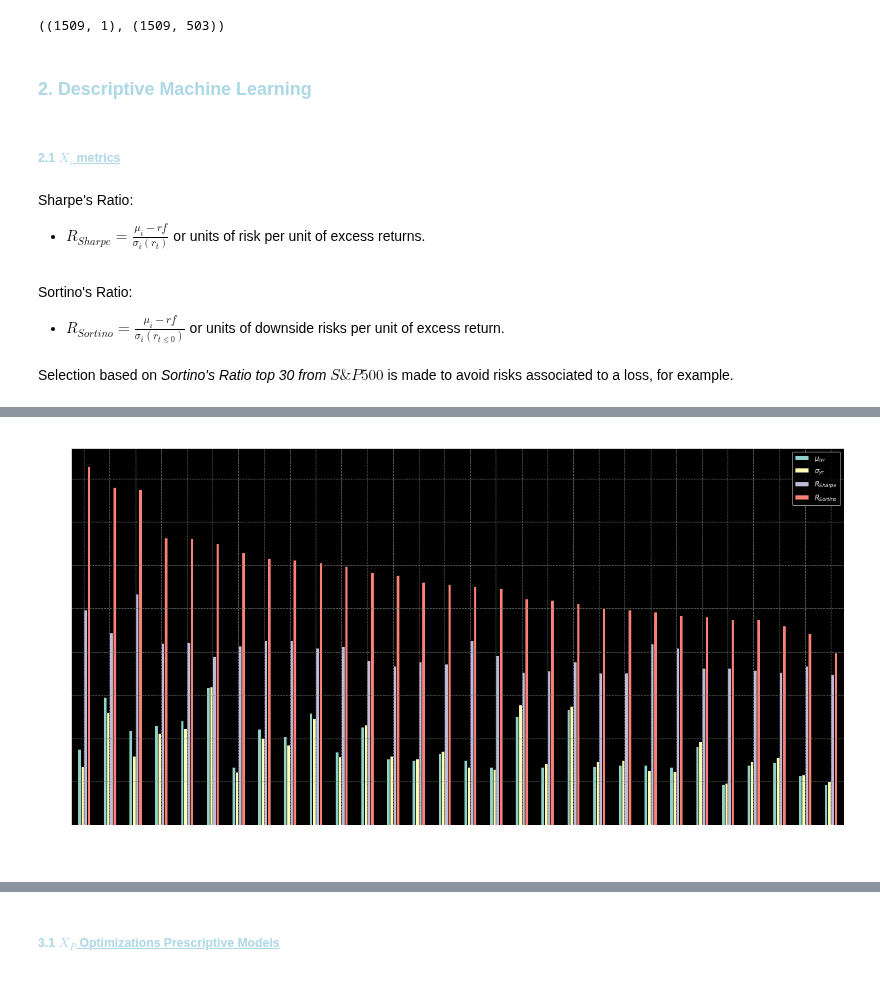
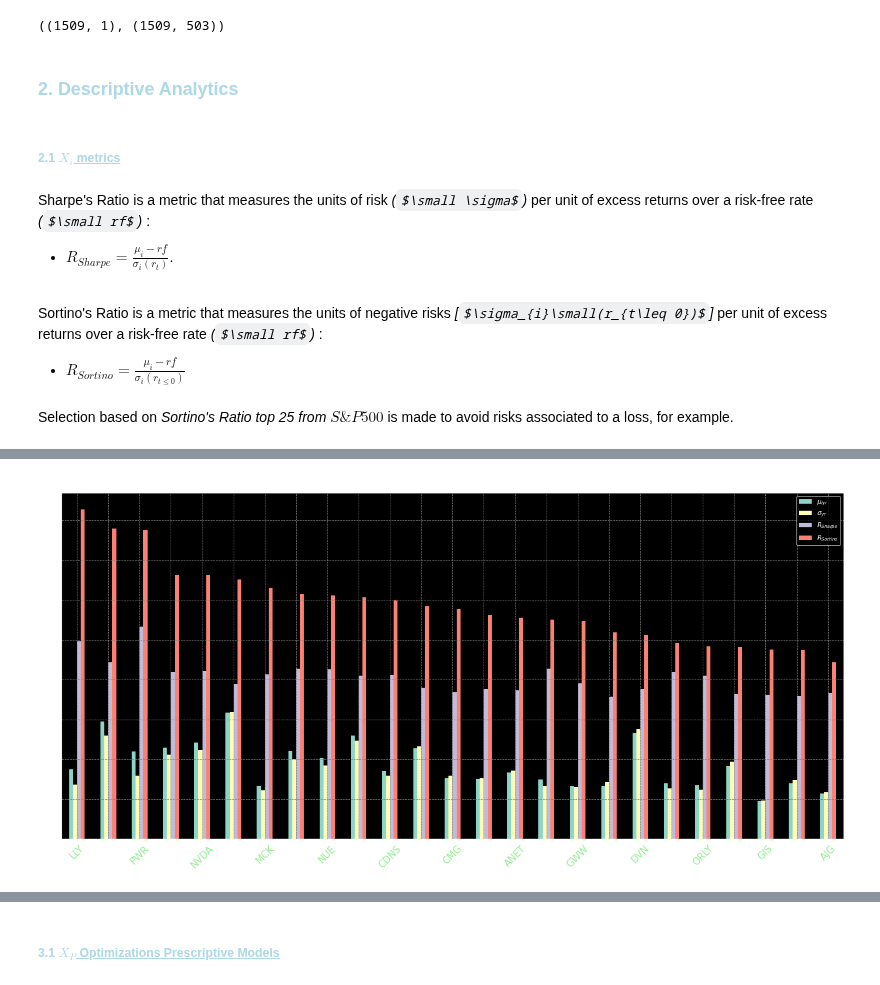
Before and after one commit to EMarquez7/Examen-de-Simulaci-n-2, a Jupyter notebook: Optimization.ipynb, the cells around one changed output, grey strips where cells are left out. Drawn from its saved outputs; the diff is of its cells as text; code cells hidden in the pictures; some formulas as TeX source.

```diff
--- a/Optimization.ipynb
+++ b/Optimization.ipynb
@@ -187,21 +178,21 @@ SP_r.shape, SP_Assets_r.shape
 # %% [output]
 ((1509, 1), (1509, 503))
 # %% [markdown]
-### <font color= 'lightblue'> 2. Descriptive Machine Learning <font> </span>
+### <font color= 'lightblue'> 2. Descriptive Analytics <font> </span>
 # %% [markdown]
 ##### <font color= 'lightblue'> 2.1 <u>$X_i$ metrics<u> <font>
 # %% [markdown]
-Sharpe's Ratio:
-+ $R_{Sharpe} = \frac{\mu_i - {rf}}{\sigma_i(r_t)}$ or units of risk per unit of excess returns.
+Sharpe's Ratio is a metric that measures the units of risk *($\small \sigma$)* per unit of excess returns over a risk-free rate *($\small rf$)* :
++ $R_{Sharpe} = \frac{\mu_i - {rf}}{\sigma_i(r_t)}$.
 <br>
 
-Sortino's Ratio:
-+ $R_{Sortino} = \frac{\mu_i - {rf}}{\sigma_{i}(r_{t\leq 0})}$ or units of downside risks per unit of excess return.
+Sortino's Ratio is a metric that measures the units of negative risks *[$\sigma_{i}\small(r_{t\leq 0})$]* per unit of excess returns over a risk-free rate *($\small rf$)* :
++ $R_{Sortino} = \frac{\mu_i - {rf}}{\sigma_{i}(r_{t\leq 0})}$
 # %% [markdown]
-Selection based on *Sortino's Ratio top 30 from $S\&P500$* is made to avoid risks associated to a loss, for example.
+Selection based on *Sortino's Ratio top 25 from $S\&P500$* is made to avoid risks associated to a loss, for example.
 # %%
 today = (datetime.date.today()).strftime("%Y-%m-%d")
-Sortino30 = vs.selection_data(SP_Assets_r.loc["2020-03-02":today], 0.0169, "S&P500 Asset Selection 2018-2020")[2]
+Sortino25 = vs.selection_data(SP_Assets_r.loc["2020-03-02":today], 0.0169, "S&P 500 Metrics from 2020-03-02 to " +str(today), 25)
 # %% [output]
 |      |   $\mu_{i{yr}}$ |   $\sigma_{yr}$ |   $R_{Sharpe}$ |   $R_{Sortino}$ |
 |:-----|----------------:|----------------:|---------------:|----------------:|
@@ -238 +224 @@ Sortino30 = vs.selection_data(SP_Assets_r.loc["2020-03-02":today], 0.0169, "S&P5
-[figure, old version]
+[figure, new version]
```
Also changed, not shown: parts of 23 cells of this notebook, 3 other files.
